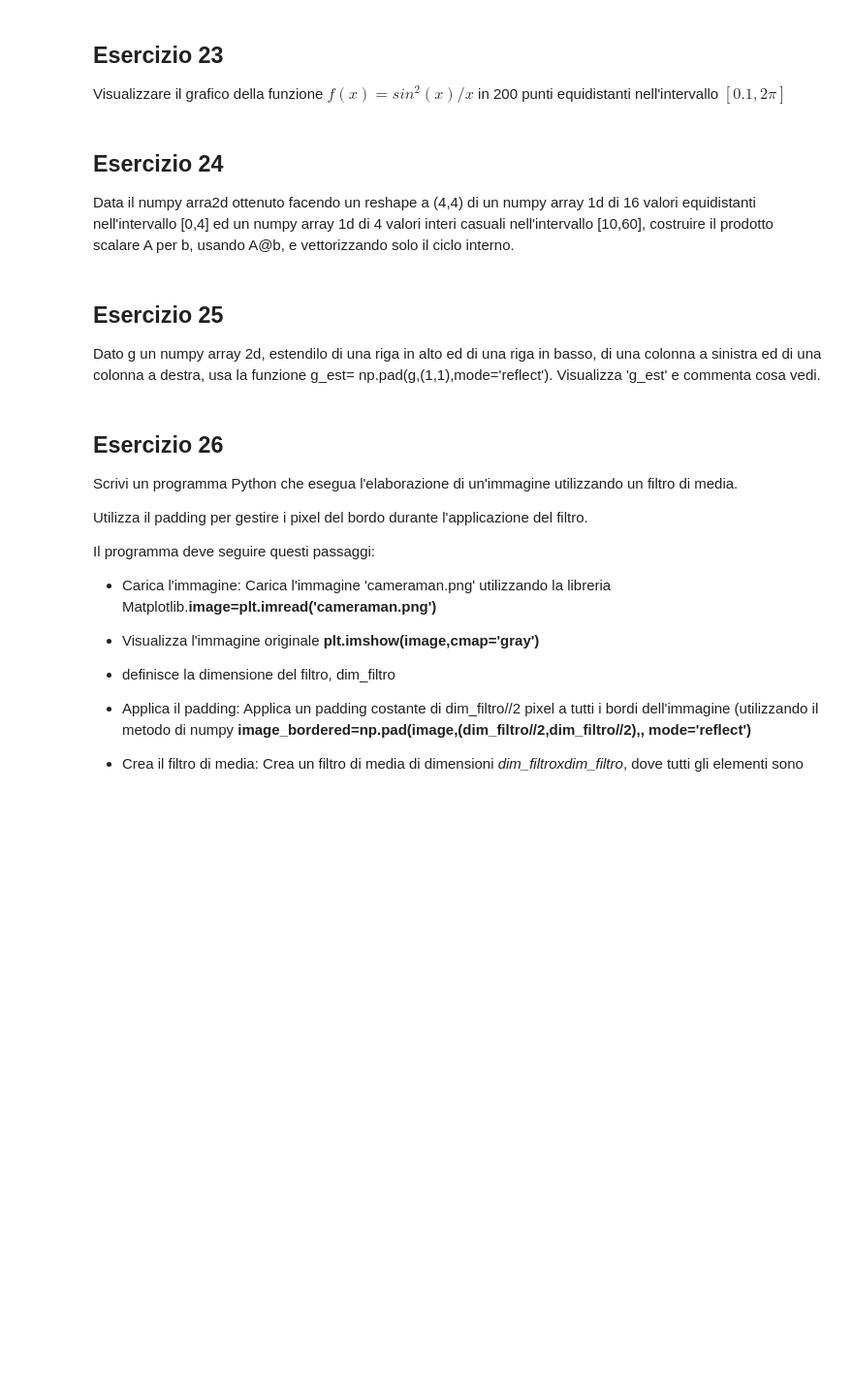
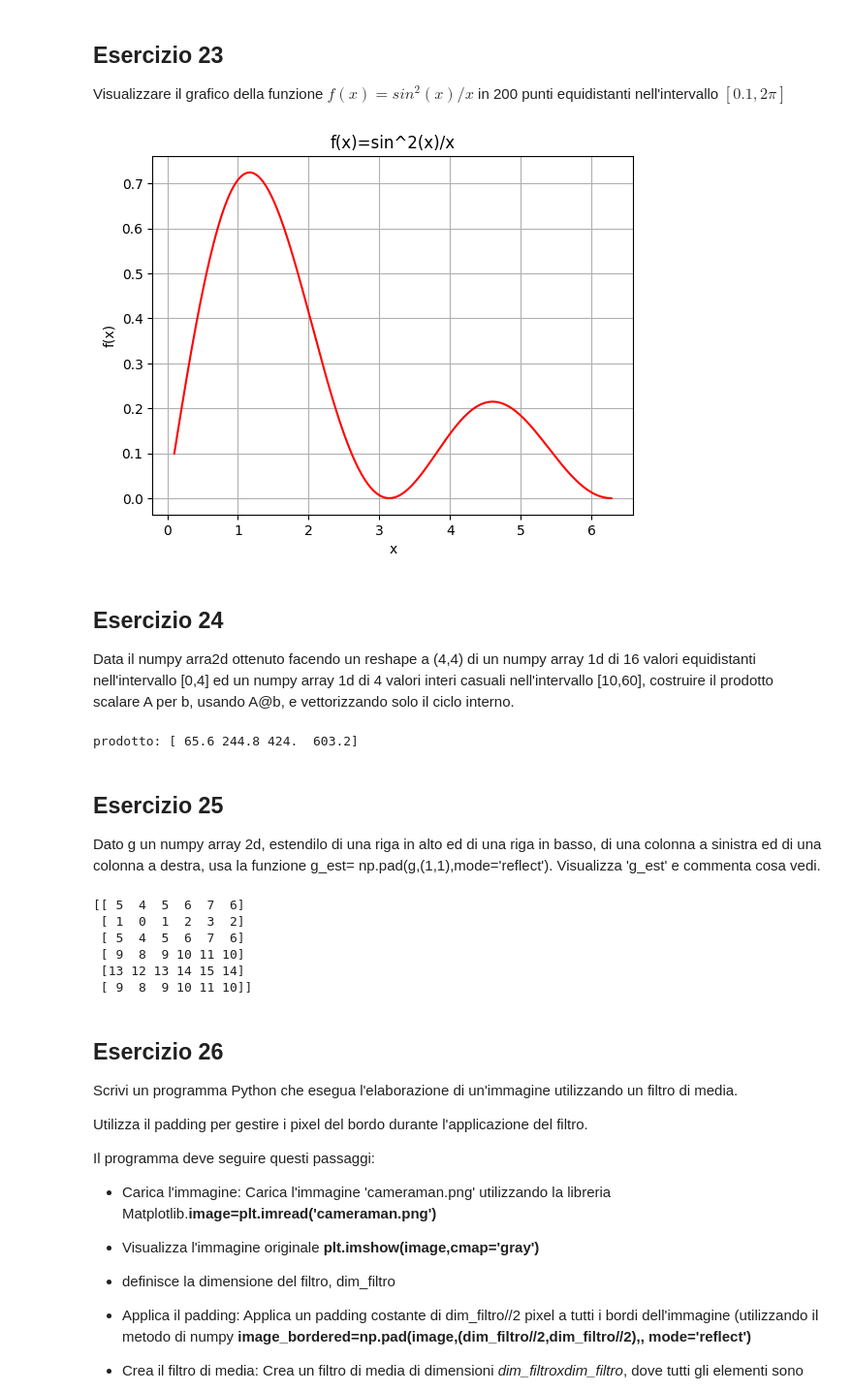
Before and after one commit to lspita/unibo-metodi-numerici-ia, a Jupyter notebook: lab03/Esercitazione3.ipynb, the cells around one changed output. Shown: that part at 97% size. Drawn from its saved outputs; the diff is of its cells as text; code cells hidden in the pictures; blank space fills up the shorter version.

```diff
--- a/lab03/Esercitazione3.ipynb
+++ b/lab03/Esercitazione3.ipynb
@@ -238,15 +357,44 @@ dato il numpy array 2d G=np.linspace(0,10,20).reshape(-1,4), scambia in G la sec
 # %% [markdown]
 ## Esercizio 23
 Visualizzare il grafico della funzione $f(x)=sin^2(x)/x$ in 200 punti equidistanti nell'intervallo $[0.1,2\pi]$
+# %%
+x = np.linspace(0.1, 2 * np.pi, 200)
+f = lambda x: (np.sin(x) ** 2) / x
+
+plt.plot(x, f(x), "r")
+plt.grid(True)
+plt.xlabel("x")
+plt.ylabel("f(x)")
+plt.title('f(x)=sin^2(x)/x')
+plt.show()
+# %% [output]
+[figure, added]
 # %% [markdown]
 ## Esercizio 24
 
 Data il numpy arra2d ottenuto facendo un reshape a (4,4) di un numpy array 1d di 16 valori equidistanti nell'intervallo [0,4]
 ed un numpy array 1d di 4 valori  interi casuali nell'intervallo [10,60], costruire il prodotto scalare A per b,
 usando A@b, e vettorizzando solo il ciclo interno.
+# %%
+A = np.linspace(0, 4, 16).reshape((4, 4))
+B = np.random.randint(10, 61, 4)
+print("prodotto:", A @ B)
+# %% [output]
+prodotto: [ 65.6 244.8 424.  603.2]
 # %% [markdown]
 ## Esercizio 25
 Dato g un numpy array 2d, estendilo di una riga in alto ed di una riga in basso, di una colonna a sinistra ed di una colonna a destra, usa la funzione g_est= np.pad(g,(1,1),mode='reflect'). Visualizza 'g_est' e commenta cosa vedi.
+# %%
+g = np.arange(16).reshape(4, 4)
+g_est = np.pad(g, (1, 1), mode="reflect")
+print(g_est)
+# %% [output]
+[[ 5  4  5  6  7  6]
+ [ 1  0  1  2  3  2]
+ [ 5  4  5  6  7  6]
+ [ 9  8  9 10 11 10]
+ [13 12 13 14 15 14]
+ [ 9  8  9 10 11 10]]
 # %% [markdown]
 ## Esercizio 26
 Scrivi un programma Python che esegua l'elaborazione di un'immagine utilizzando un filtro di media.
```
Also changed, not shown: parts of 11 cells of this notebook, 1 other file.
